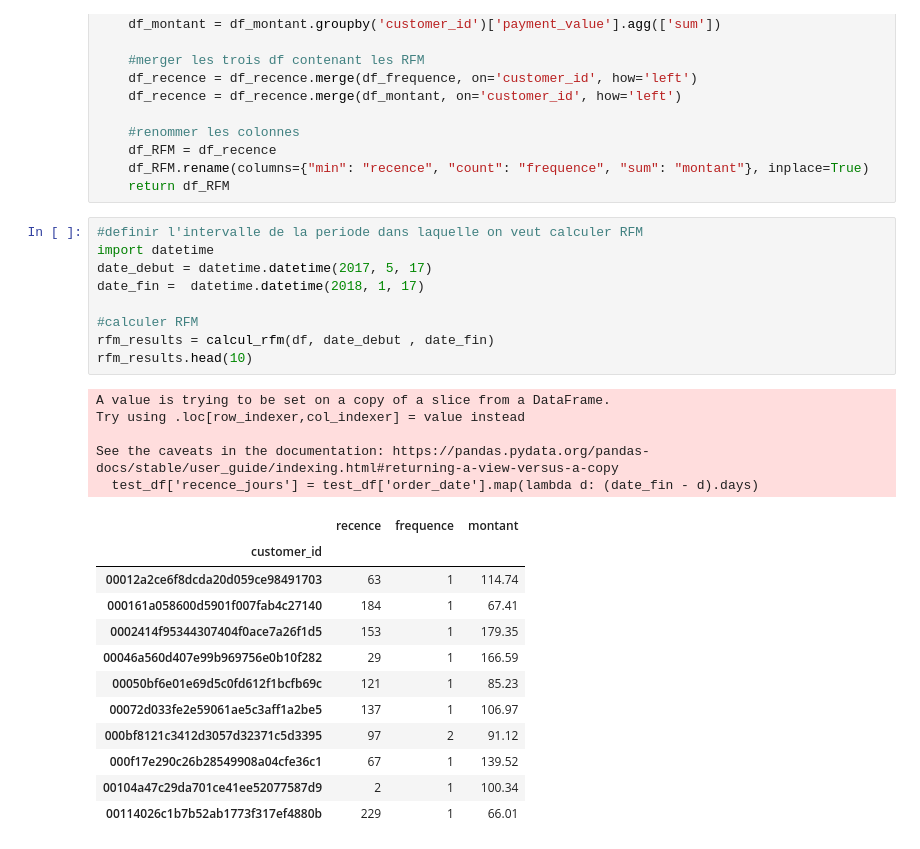
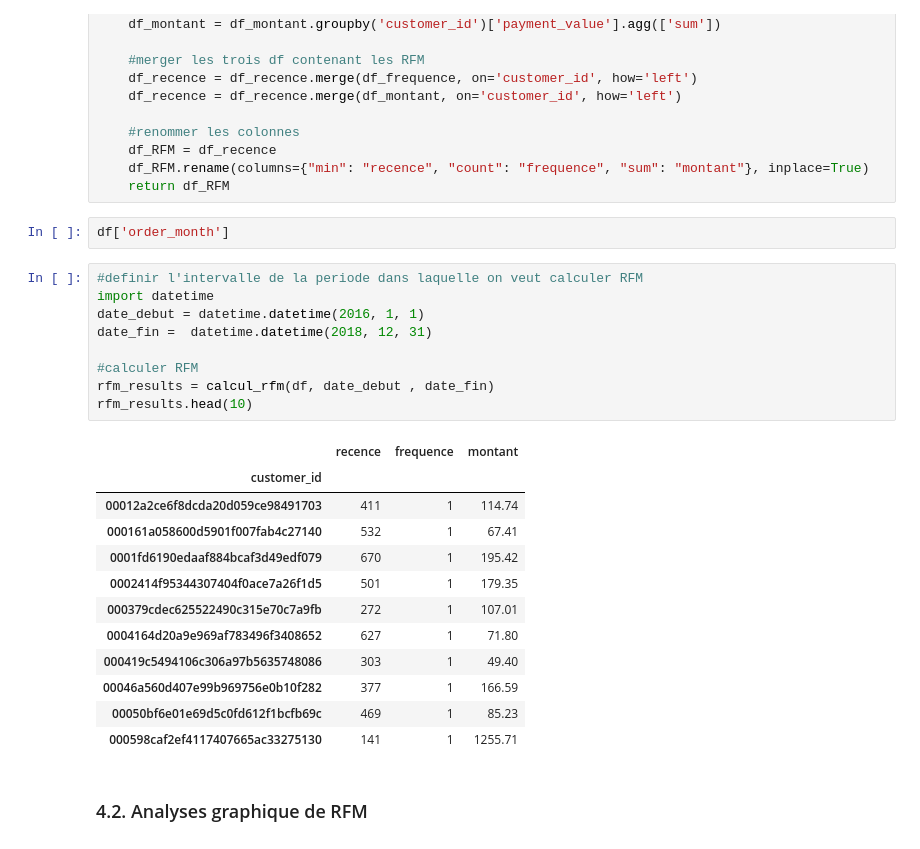
Before and after one commit to Soumaya-kh/POlist, a Jupyter notebook: POLIST_01_notebookanalyse.ipynb, the cells around one changed output. Cells and saved outputs as stored; diff of their text form.

Commit message:
Add: - Analyse graphique RFM

```diff
--- a/POLIST_01_notebookanalyse.ipynb
+++ b/POLIST_01_notebookanalyse.ipynb
@@ -1362,30 +1386,29 @@ def calcul_rfm(df, date_debut , date_fin):
     df_RFM = df_recence
     df_RFM.rename(columns={"min": "recence", "count": "frequence", "sum": "montant"}, inplace=True)
     return df_RFM
+# %%
+df['order_month']
 # %%
 #definir l'intervalle de la periode dans laquelle on veut calculer RFM
 import datetime
-date_debut = datetime.datetime(2017, 5, 17)
-date_fin =  datetime.datetime(2018, 1, 17)
+date_debut = datetime.datetime(2016, 1, 1)
+date_fin =  datetime.datetime(2018, 12, 31)
 
 #calculer RFM
 rfm_results = calcul_rfm(df, date_debut , date_fin)
 rfm_results.head(10)
 # %% [output]
-A value is trying to be set on a copy of a slice from a DataFrame.
-Try using .loc[row_indexer,col_indexer] = value instead
-
-See the caveats in the documentation: https://pandas.pydata.org/pandas-docs/stable/user_guide/indexing.html#returning-a-view-versus-a-copy
-  test_df['recence_jours'] = test_df['order_date'].map(lambda d: (date_fin - d).days)
 |  | recence | frequence | montant |
 | customer_id |  |  |  |
-| 00012a2ce6f8dcda20d059ce98491703 | 63 | 1 | 114.74 |
-| 000161a058600d5901f007fab4c27140 | 184 | 1 | 67.41 |
-| 0002414f95344307404f0ace7a26f1d5 | 153 | 1 | 179.35 |
-| 00046a560d407e99b969756e0b10f282 | 29 | 1 | 166.59 |
-| 00050bf6e01e69d5c0fd612f1bcfb69c | 121 | 1 | 85.23 |
-| 00072d033fe2e59061ae5c3aff1a2be5 | 137 | 1 | 106.97 |
-| 000bf8121c3412d3057d32371c5d3395 | 97 | 2 | 91.12 |
-| 000f17e290c26b28549908a04cfe36c1 | 67 | 1 | 139.52 |
-| 00104a47c29da701ce41ee52077587d9 | 2 | 1 | 100.34 |
-| 00114026c1b7b52ab1773f317ef4880b | 229 | 1 | 66.01 |
+| 00012a2ce6f8dcda20d059ce98491703 | 411 | 1 | 114.74 |
+| 000161a058600d5901f007fab4c27140 | 532 | 1 | 67.41 |
+| 0001fd6190edaaf884bcaf3d49edf079 | 670 | 1 | 195.42 |
+| 0002414f95344307404f0ace7a26f1d5 | 501 | 1 | 179.35 |
+| 000379cdec625522490c315e70c7a9fb | 272 | 1 | 107.01 |
+| 0004164d20a9e969af783496f3408652 | 627 | 1 | 71.80 |
+| 000419c5494106c306a97b5635748086 | 303 | 1 | 49.40 |
+| 00046a560d407e99b969756e0b10f282 | 377 | 1 | 166.59 |
+| 00050bf6e01e69d5c0fd612f1bcfb69c | 469 | 1 | 85.23 |
+| 000598caf2ef4117407665ac33275130 | 141 | 1 | 1255.71 |
+# %% [markdown]
+### 4.2. Analyses graphique de RFM
```
Also changed, not shown: parts of 29 cells of this notebook.
